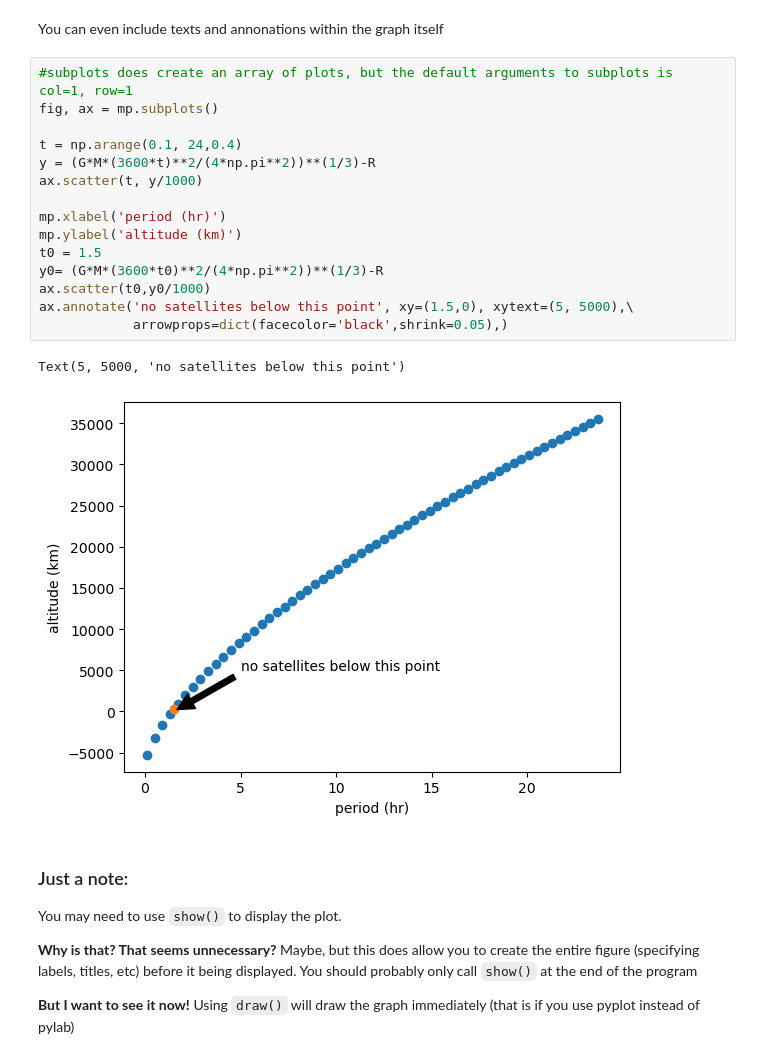
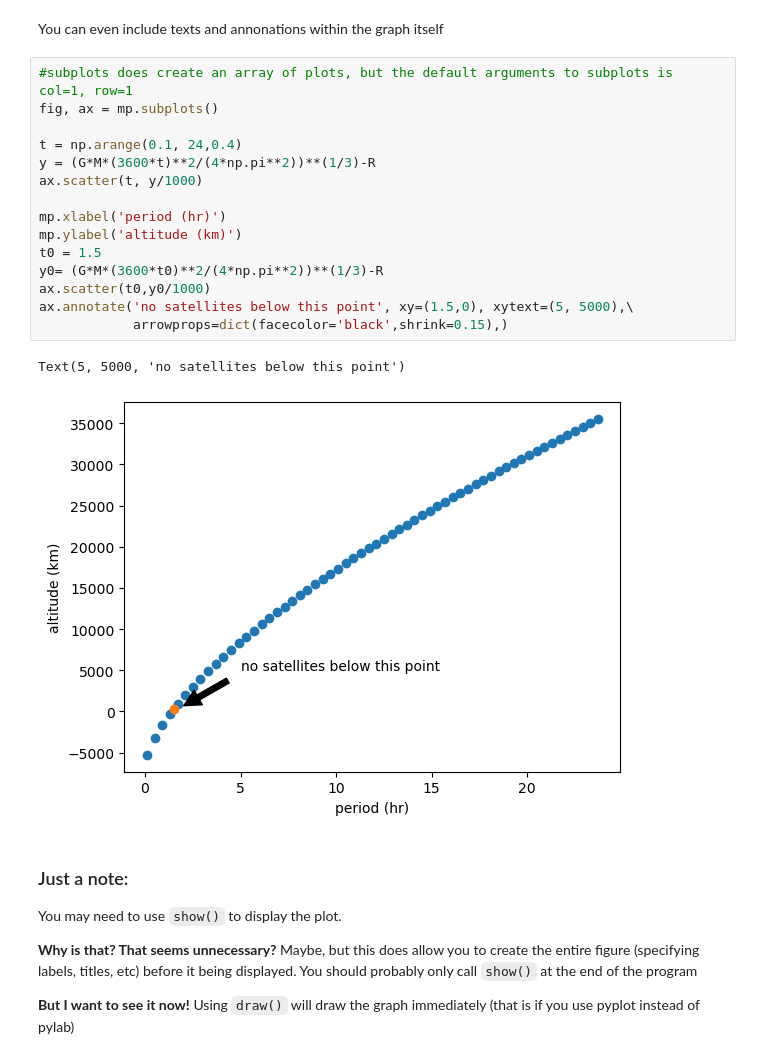
Before and after one commit to matteoostland/main, a Jupyter notebook: Python/PythonVisual.ipynb, the cells around one changed output. Drawn from its saved outputs; the diff is of its cells as text.

```diff
--- a/Python/PythonVisual.ipynb
+++ b/Python/PythonVisual.ipynb
@@ -88,21 +88,21 @@ You can even include texts and annonations within the graph itself
 # %%
 #subplots does create an array of plots, but the default arguments to subplots is col=1, row=1
 fig, ax = mp.subplots()
 
 t = np.arange(0.1, 24,0.4)
 y = (G*M*(3600*t)**2/(4*np.pi**2))**(1/3)-R
 ax.scatter(t, y/1000)
 
 mp.xlabel('period (hr)')
 mp.ylabel('altitude (km)')
 t0 = 1.5
 y0= (G*M*(3600*t0)**2/(4*np.pi**2))**(1/3)-R
 ax.scatter(t0,y0/1000)
 ax.annotate('no satellites below this point', xy=(1.5,0), xytext=(5, 5000),\
-            arrowprops=dict(facecolor='black',shrink=0.05),)
+            arrowprops=dict(facecolor='black',shrink=0.15),)
 # %% [output]
 Text(5, 5000, 'no satellites below this point')
-[figure, old version]
+[figure, new version]
 # %% [markdown]
 ### Just a note:
 You may need to use `show()` to display the plot.
```
Also changed, not shown: parts of 8 cells of this notebook, 5 other files.
